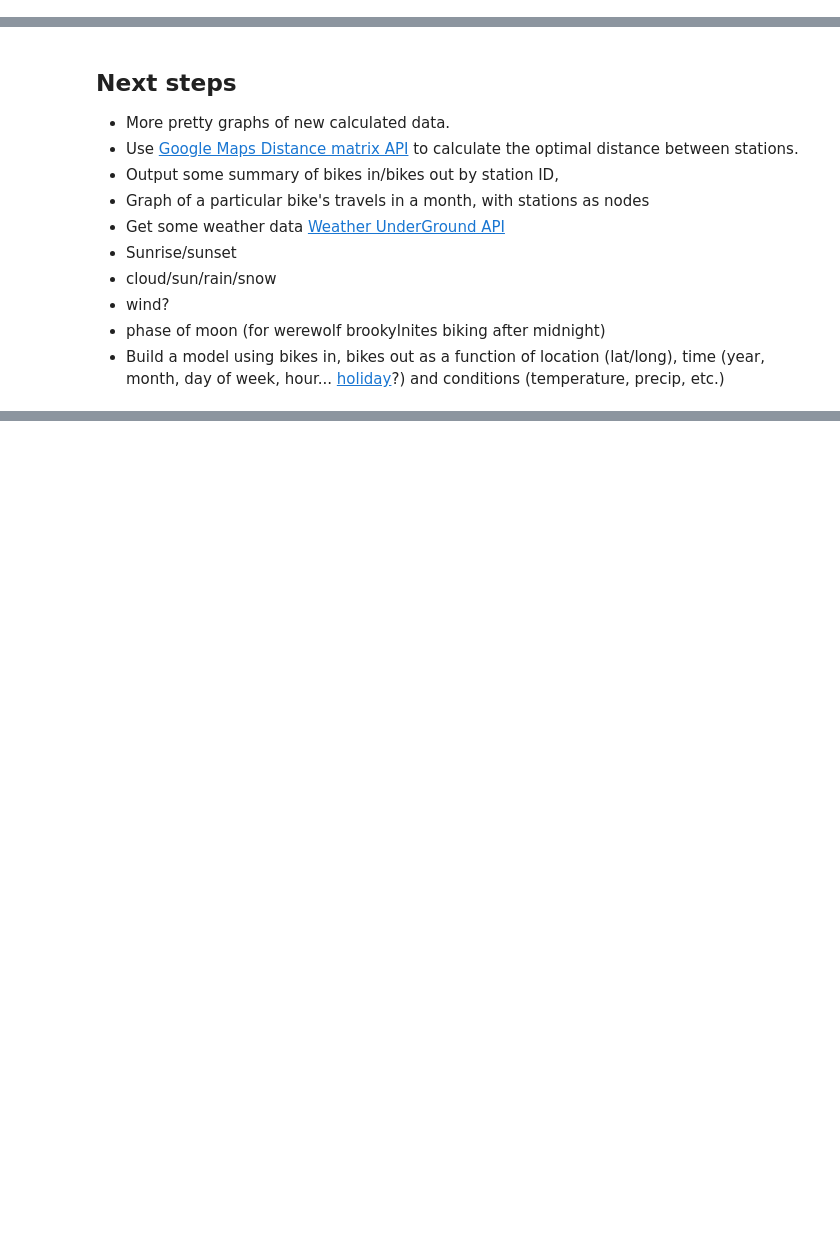
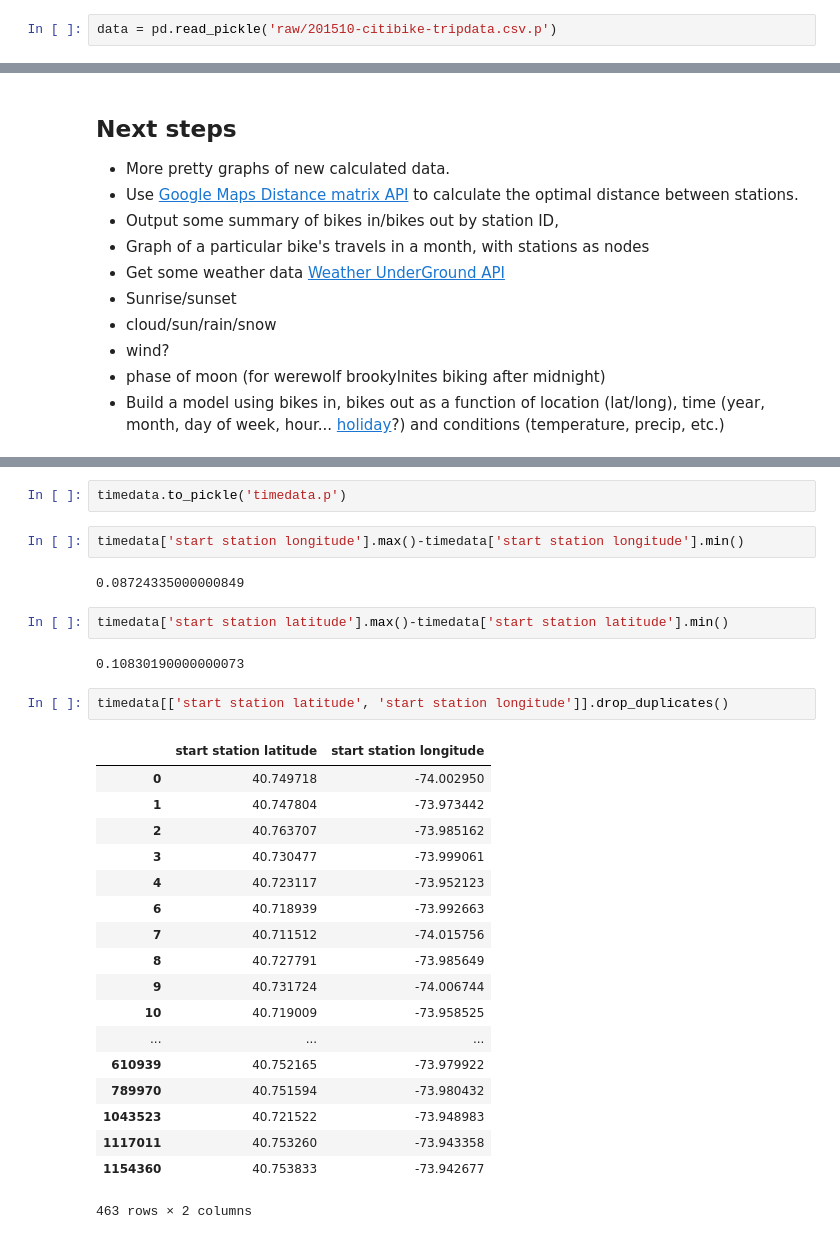
Before and after one commit to dvndrsn/citibike, a Jupyter notebook: CitibikeTrip.ipynb, the cells around one changed output, grey strips where cells are left out. Saved outputs shown, nothing was run; the diff lists cells and outputs as text; blank space fills up the shorter version.

```diff
--- a/CitibikeTrip.ipynb
+++ b/CitibikeTrip.ipynb
@@ -62,6 +79,8 @@ data['harversine_dist']=data.apply(
 # Assumed speed of 11 Km/h for all users? This is used by citibike
 # for internal purposes.
 data['assume_dist']=data['tripduration']* 11 / (60 * 60)
+# %%
+data = pd.read_pickle('raw/201510-citibike-tripdata.csv.p')
 # %%
 data.dtypes
 # %% [output]
@@ -221,0 +261,31 @@ dtype: float64
+# %%
+timedata.to_pickle('timedata.p')
+# %%
+timedata['start station longitude'].max()-timedata['start station longitude'].min()
+# %% [output]
+0.08724335000000849
+# %%
+timedata['start station latitude'].max()-timedata['start station latitude'].min()
+# %% [output]
+0.10830190000000073
+# %%
+timedata[['start station latitude', 'start station longitude']].drop_duplicates()
+# %% [output]
+|  | start station latitude | start station longitude |
+| 0 | 40.749718 | -74.002950 |
+| 1 | 40.747804 | -73.973442 |
+| 2 | 40.763707 | -73.985162 |
+| 3 | 40.730477 | -73.999061 |
+| 4 | 40.723117 | -73.952123 |
+| 6 | 40.718939 | -73.992663 |
+| 7 | 40.711512 | -74.015756 |
+| 8 | 40.727791 | -73.985649 |
+| 9 | 40.731724 | -74.006744 |
+| 10 | 40.719009 | -73.958525 |
+| ... | ... | ... |
+| 610939 | 40.752165 | -73.979922 |
+| 789970 | 40.751594 | -73.980432 |
+| 1043523 | 40.721522 | -73.948983 |
+| 1117011 | 40.753260 | -73.943358 |
+| 1154360 | 40.753833 | -73.942677 |
+463 rows × 2 columns
```
Also changed, not shown: parts of 13 cells of this notebook, 3 other files.
